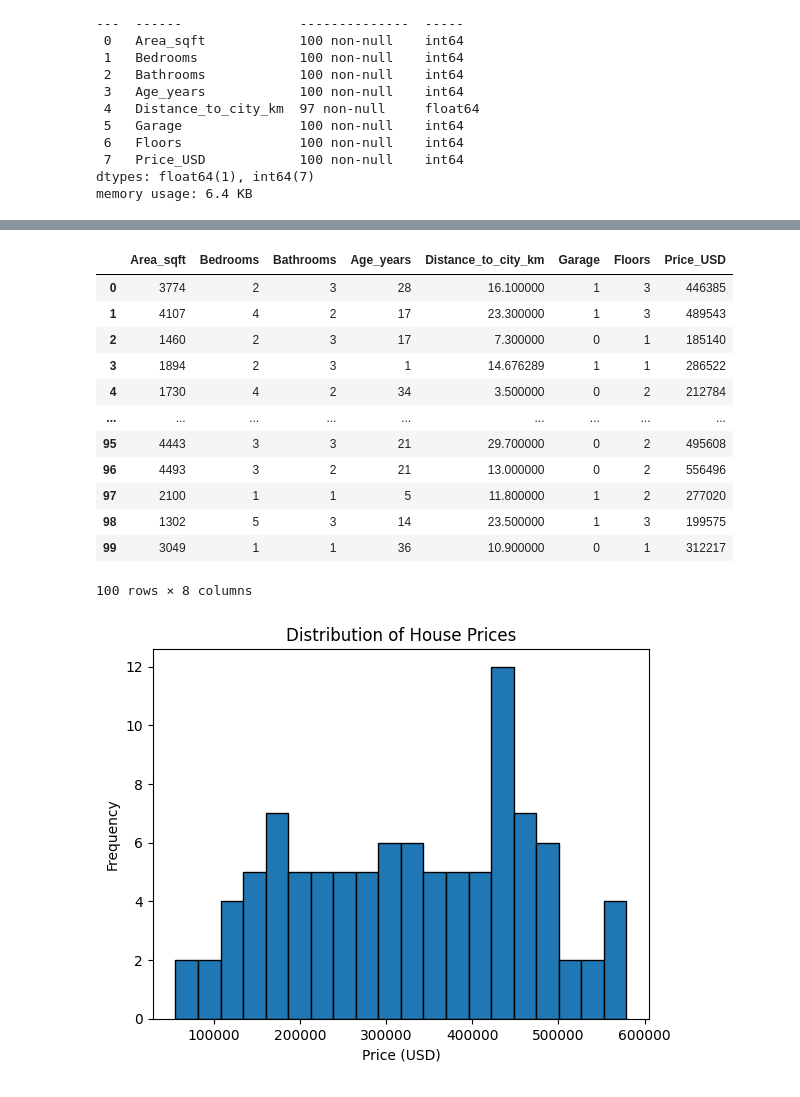
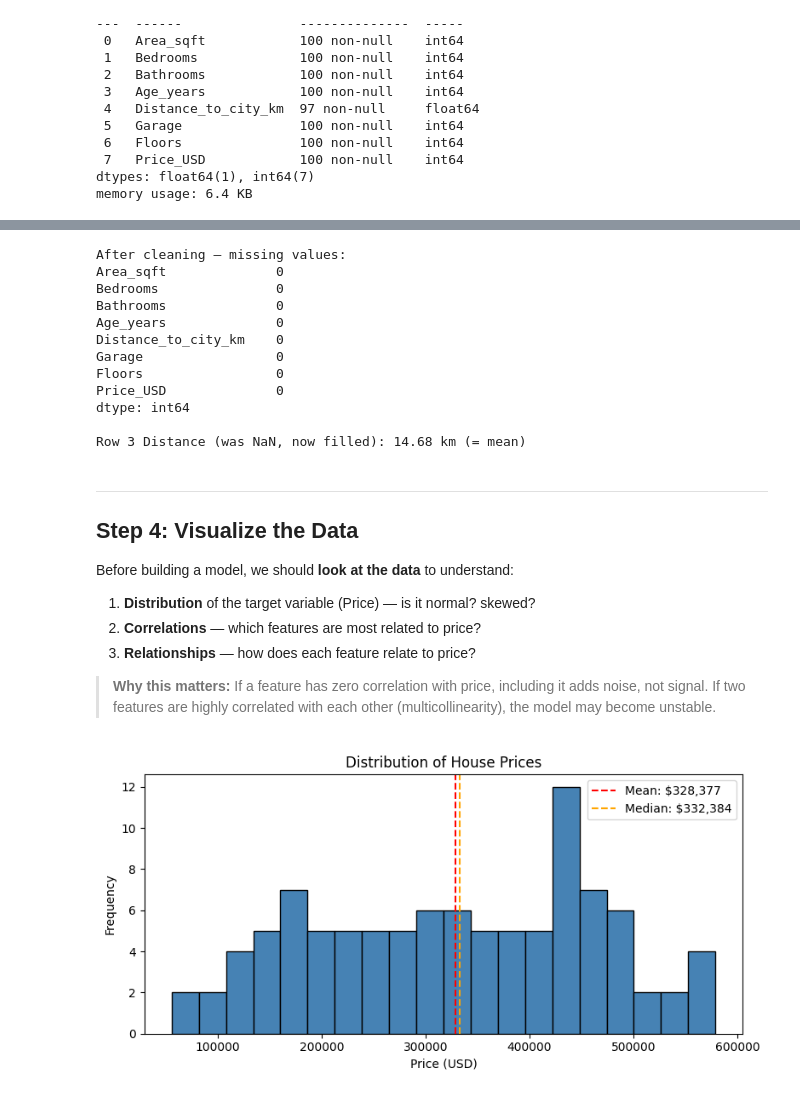
Before and after one commit to johnpaul-raphael/generative-ai-notes, a Jupyter notebook: week-3-ml-hands-on/house_price_prediction.ipynb, the cells around one changed output, grey strips where cells are left out. Saved outputs shown, nothing was run; the diff lists cells and outputs as text; code cells hidden in the pictures.

Commit message:
complete linear regression model with comments

```diff
--- a/week-3-ml-hands-on/house_price_prediction.ipynb
+++ b/week-3-ml-hands-on/house_price_prediction.ipynb
@@ -72,25 +167,49 @@ df.head()
 # %%
-df.fillna(df.mean(), inplace=True)
+# Fill missing Distance_to_city_km with the column mean
+df.fillna(df.mean(), inplace=True) # inplace=True means modify the original DataFrame directly instead of creating a new copy.
+
+# Verify — no more nulls
+print("After cleaning — missing values:")
+print(df.isnull().sum())
+# df.loc accesses a specific cell by row index and column name.
+print(f"\nRow 3 Distance (was NaN, now filled): {df.loc[3, 'Distance_to_city_km']:.2f} km (= mean)")
 # %% [output]
-|  | Area_sqft | Bedrooms | Bathrooms | Age_years | Distance_to_city_km | Garage | Floors | Price_USD |
-| 0 | 3774 | 2 | 3 | 28 | 16.100000 | 1 | 3 | 446385 |
-| 1 | 4107 | 4 | 2 | 17 | 23.300000 | 1 | 3 | 489543 |
-| 2 | 1460 | 2 | 3 | 17 | 7.300000 | 0 | 1 | 185140 |
-| 3 | 1894 | 2 | 3 | 1 | 14.676289 | 1 | 1 | 286522 |
-| 4 | 1730 | 4 | 2 | 34 | 3.500000 | 0 | 2 | 212784 |
-| ... | ... | ... | ... | ... | ... | ... | ... | ... |
-| 95 | 4443 | 3 | 3 | 21 | 29.700000 | 0 | 2 | 495608 |
-| 96 | 4493 | 3 | 2 | 21 | 13.000000 | 0 | 2 | 556496 |
-| 97 | 2100 | 1 | 1 | 5 | 11.800000 | 1 | 2 | 277020 |
-| 98 | 1302 | 5 | 3 | 14 | 23.500000 | 1 | 3 | 199575 |
-| 99 | 3049 | 1 | 1 | 36 | 10.900000 | 0 | 1 | 312217 |
-100 rows × 8 columns
+After cleaning — missing values:
+Area_sqft              0
+Bedrooms               0
+Bathrooms              0
+Age_years              0
+Distance_to_city_km    0
+Garage                 0
+Floors                 0
+Price_USD              0
+dtype: int64
+
+Row 3 Distance (was NaN, now filled): 14.68 km (= mean)
+# %% [markdown]
+---
+## Step 4: Visualize the Data
+
+Before building a model, we should **look at the data** to understand:
+1. **Distribution** of the target variable (Price) — is it normal? skewed?
+2. **Correlations** — which features are most related to price?
+3. **Relationships** — how does each feature relate to price?
+
+> **Why this matters:** If a feature has zero correlation with price, including it adds noise, not signal. If two features are highly correlated with each other (multicollinearity), the model may become unstable.
 # %%
-plt.Figure(figsize=(8, 4))
-plt.hist(df['Price_USD'], bins=20, edgecolor='k')
+# Distribution of house prices — is the target roughly normal?
+plt.figure(figsize=(8, 4))
+plt.hist(df['Price_USD'], bins=20, edgecolor='k', color='steelblue')
+plt.axvline(df['Price_USD'].mean(), color='red', linestyle='--', label=f'Mean: ${df["Price_USD"].mean():,.0f}')
+plt.axvline(df['Price_USD'].median(), color='orange', linestyle='--', label=f'Median: ${df["Price_USD"].median():,.0f}')
 plt.title('Distribution of House Prices')
 plt.xlabel('Price (USD)')
 plt.ylabel('Frequency')
+plt.legend()
+plt.tight_layout()
 plt.show()
+
+# If mean ≈ median → roughly symmetric (good for linear regression)
+# If mean >> median → right-skewed (may need log transform)
 # %% [output]
-[figure, old version]
+[figure, new version]
```
Also changed, not shown: parts of 31 cells of this notebook, 2 other files.
